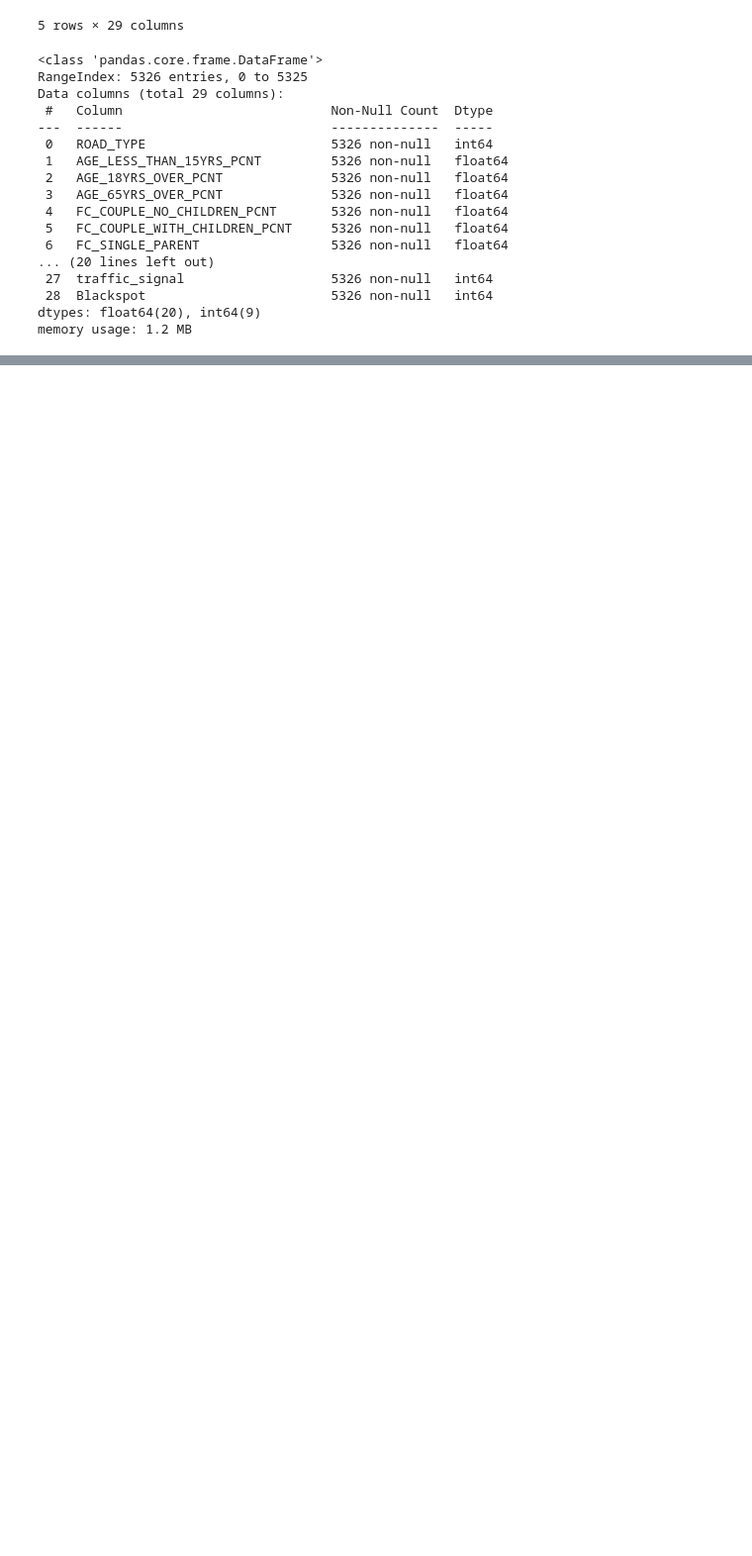
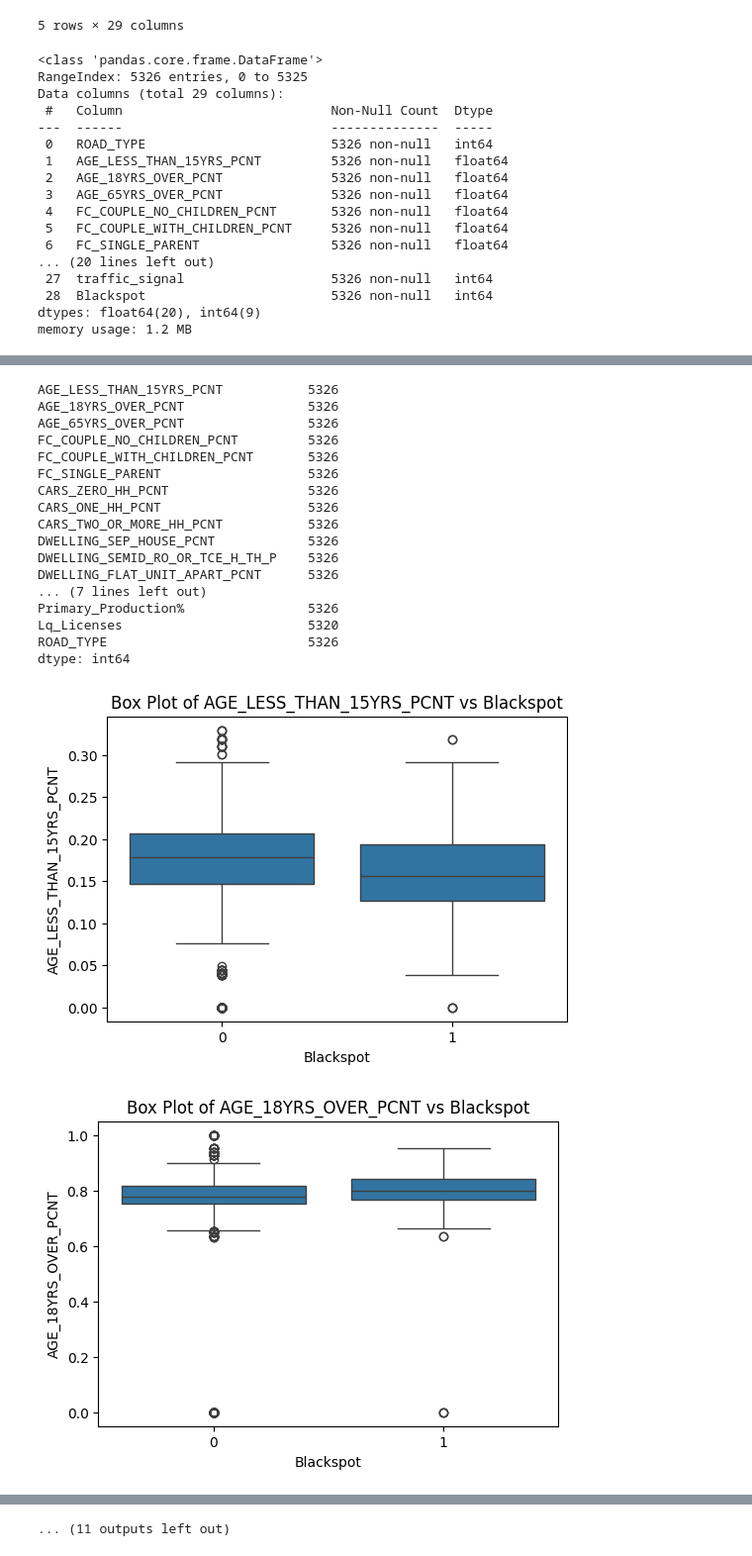
Before and after one commit to poojabathla/VicCrashAnalytics, a Jupyter notebook: scripts/vic_crash_analysis_jupyter.ipynb, the cells around one changed output, grey strips where cells are left out. Shown at 99% size. Cells and saved outputs as stored; diff of their text form; code cells hidden in the pictures; blank space fills up the shorter version.

```diff
--- a/scripts/vic_crash_analysis_jupyter.ipynb
+++ b/scripts/vic_crash_analysis_jupyter.ipynb
@@ -178,0 +214,29 @@ memory usage: 1.2 MB
+# %%
+# Select a numerical column to compare
+numerical_columns = blackspot_df[['AGE_LESS_THAN_15YRS_PCNT','AGE_18YRS_OVER_PCNT','AGE_65YRS_OVER_PCNT','FC_COUPLE_NO_CHILDREN_PCNT','FC_COUPLE_WITH_CHILDREN_PCNT','FC_SINGLE_PARENT','CARS_ZERO_HH_PCNT','CARS_ONE_HH_PCNT','CARS_TWO_OR_MORE_HH_PCNT','DWELLING_SEP_HOUSE_PCNT','DWELLING_SEMID_RO_OR_TCE_H_TH_P','DWELLING_FLAT_UNIT_APART_PCNT','OCCUPATION_WHITE_COLLAR_PCNT','OCCUPATION_BLUE_COLLAR_PCNT','SEIFA','Commercial%','Industrial%','Residential%','Parkland%','Primary_Production%','Lq_Licenses','ROAD_TYPE']]
+print(numerical_columns.count())
+for col in numerical_columns:
+    plt.figure(figsize=(6, 4))
+    sns.boxplot(x=blackspot_df["Blackspot"], y=blackspot_df[col])
+    plt.title(f"Box Plot of {col} vs Blackspot")
+    plt.show()
+# %% [output]
+AGE_LESS_THAN_15YRS_PCNT           5326
+AGE_18YRS_OVER_PCNT                5326
+AGE_65YRS_OVER_PCNT                5326
+FC_COUPLE_NO_CHILDREN_PCNT         5326
+FC_COUPLE_WITH_CHILDREN_PCNT       5326
+FC_SINGLE_PARENT                   5326
+CARS_ZERO_HH_PCNT                  5326
+CARS_ONE_HH_PCNT                   5326
+CARS_TWO_OR_MORE_HH_PCNT           5326
+DWELLING_SEP_HOUSE_PCNT            5326
+DWELLING_SEMID_RO_OR_TCE_H_TH_P    5326
+DWELLING_FLAT_UNIT_APART_PCNT      5326
+... (7 lines left out)
+Primary_Production%                5326
+Lq_Licenses                        5320
+ROAD_TYPE                          5326
+dtype: int64
+[figure, added]
+[figure, added]
@@ -178,0 +252 @@ memory usage: 1.2 MB
+... (11 outputs left out)
```
Also changed, not shown: parts of 12 cells of this notebook.
